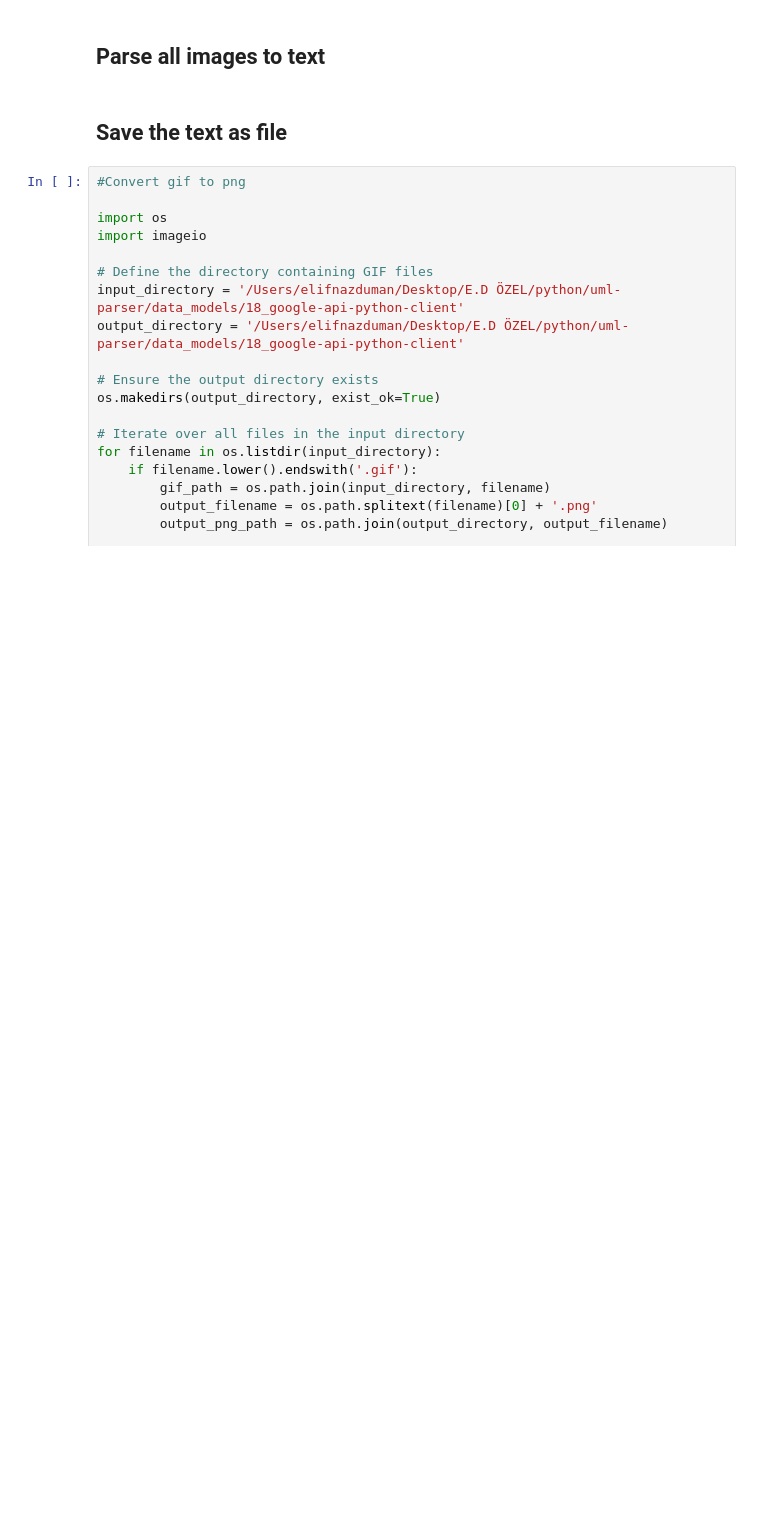
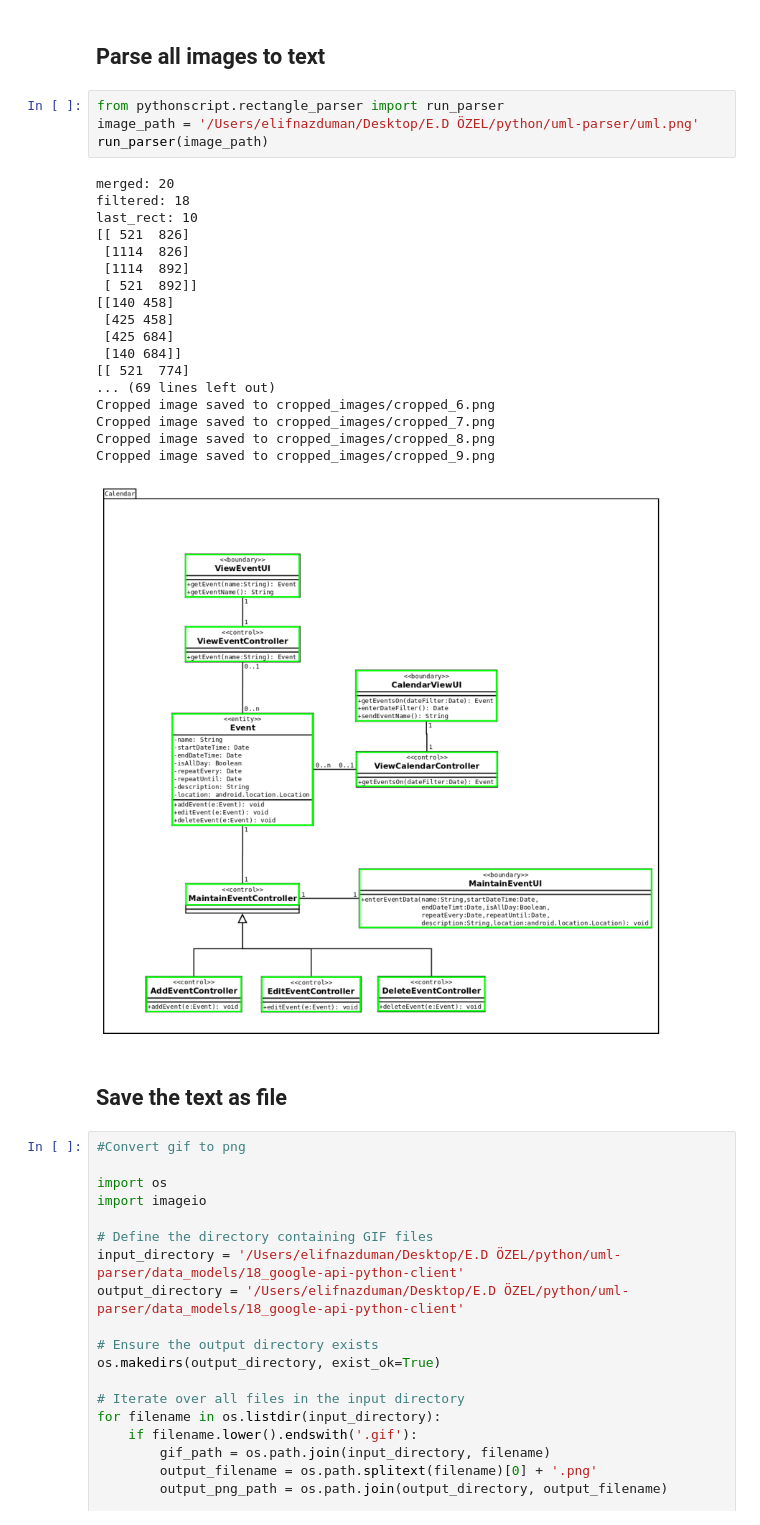
Before and after one commit to zakipauzi/uml-parser, a Jupyter notebook: parse_model_2.ipynb, the cells around one changed output. Cells and saved outputs as stored; diff of their text form; blank space fills up the shorter version.

```diff
--- a/parse_model_2.ipynb
+++ b/parse_model_2.ipynb
@@ -1,5 +1,28 @@
 # %% [markdown]
 ## Parse all images to text
+# %%
+from pythonscript.rectangle_parser import run_parser
+image_path = '/Users/elifnazduman/Desktop/E.D ÖZEL/python/uml-parser/uml.png'
+run_parser(image_path)
+# %% [output]
+merged: 20
+filtered: 18
+last_rect: 10
+[[ 521  826]
+ [1114  826]
+ [1114  892]
+ [ 521  892]]
+[[140 458]
+ [425 458]
+ [425 684]
+ [140 684]]
+[[ 521  774]
+... (69 lines left out)
+Cropped image saved to cropped_images/cropped_6.png
+Cropped image saved to cropped_images/cropped_7.png
+Cropped image saved to cropped_images/cropped_8.png
+Cropped image saved to cropped_images/cropped_9.png
+[figure, added]
 # %% [markdown]
 ## Save the text as file
 # %%
```
Also changed, not shown: 1 other file.
